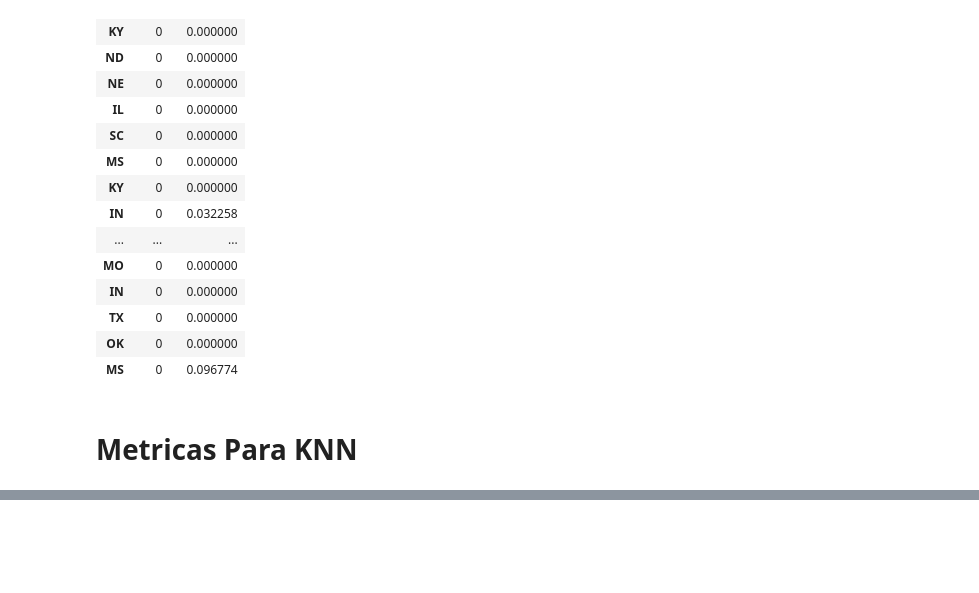
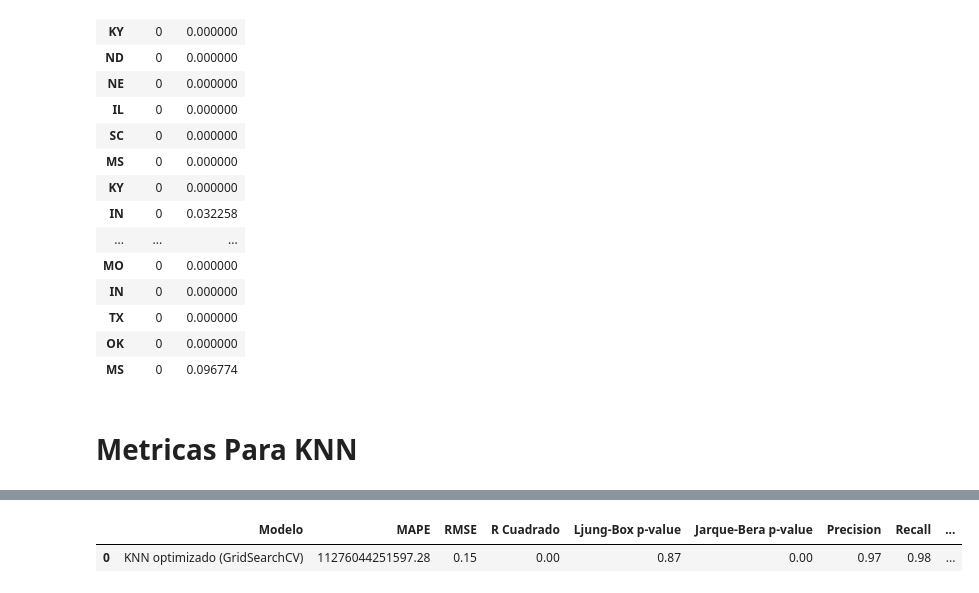
Before and after one commit to jthowinsson/Tornado_Forecast, a Jupyter notebook: docs/KNN_(k-Nearest Neighbors).ipynb, the cells around one changed output, grey strips where cells are left out. Saved outputs shown, nothing was run; the diff lists cells and outputs as text; code cells hidden in the pictures; blank space fills up the shorter version.

```diff
--- a/docs/KNN_(k-Nearest Neighbors).ipynb
+++ b/docs/KNN_(k-Nearest Neighbors).ipynb
@@ -375,6 +375,9 @@ fig.show()
 # %% [markdown]
 # Metricas Para KNN
 # %%
+# ------------------------
+# Paso 1: Importar los paquetes necesarios
+# ------------------------
 import numpy as np
 import pandas as pd
 from sklearn.neighbors import KNeighborsClassifier
@@ -385,10 +388,17 @@ from sklearn.metrics import mean_absolute_percentage_error, mean_squared_error,
 from statsmodels.stats.diagnostic import acorr_ljungbox
 from scipy.stats import jarque_bera
 from joblib import dump, load
+from time import time
 
-# Cargar los datos (asegúrate de que esta parte sea correcta para tu caso)
+# ------------------------
+# Paso 2: Cargar los datos
+# ------------------------
+# Asegúrate de que esta parte sea correcta para tu caso
 # X_train, X_test, y_train, y_test = ...
 
+# ------------------------
+# Paso 3: Definir el pipeline y el grid de hiperparámetros
+# ------------------------
 # Definir el pipeline con un escalador y el modelo KNN
 pipe_knn = Pipeline([
     ('scaler', StandardScaler()),  # Normalización de los datos
@@ -401,54 +411,69 @@ param_grid_knn = {
     'knn__weights': ['uniform', 'distance']  # Tipo de peso
 }
 
-# Realizar GridSearchCV para KNN
+# ------------------------
+# Paso 4: Entrenar el modelo KNN con GridSearchCV
+# ------------------------
+# Crear el objeto GridSearchCV
 grid_knn = GridSearchCV(pipe_knn, param_grid_knn, cv=5, n_jobs=-1, scoring='accuracy')
+
+# Medir el tiempo de entrenamiento
+start_time = time()
 grid_knn.fit(X_train, y_train)
+training_time_knn = time() - start_time
 
 # Guardar el modelo entrenado
 dump(grid_knn, 'grid_knn.joblib')
 
-# Haciendo predicciones con el mejor modelo de KNN
+# ------------------------
+# Paso 5: Hacer predicciones con el mejor modelo
+# ------------------------
 y_pred_knn = grid_knn.best_estimator_.predict(X_test)
 y_pred_proba_knn = grid_knn.best_estimator_.predict_proba(X_test)[:, 1]
 
-# Calcular las métricas originales para KNN
+# ------------------------
+# Paso 6: Calcular las métricas del modelo
+# ------------------------
+
+# Métricas originales
 mape_knn = mean_absolute_percentage_error(y_test, y_pred_knn)
 rmse_knn = np.sqrt(mean_squared_error(y_test, y_pred_knn))
 r2_knn = r2_score(y_test, y_pred_knn)
 
+# Ljung-Box p-value
+lb_p_value_knn = acorr_ljungbox(y_test - y_pred_knn, lags=[10], return_df=True)['lb_pvalue'].iloc[0]
 
-# Calcular Jarque-Bera p-value para KNN
+# Jarque-Bera p-value
 jb_p_value_knn = jarque_bera(y_test - y_pred_knn)[1]
 
-# Calcular las nuevas métricas para KNN
+# Métricas adicionales
 precision_knn = precision_score(y_test, y_pred_knn, average='weighted')
 recall_knn = recall_score(y_test, y_pred_knn, average='weighted')
 accuracy_knn = accuracy_score(y_test, y_pred_knn)
 f1_knn = f1_score(y_test, y_pred_knn, average='weighted')
 auc_knn = roc_auc_score(y_test, y_pred_proba_knn)
 
-# Resultados para KNN
-metrics_knn = {
-    "MAPE": f"{mape_knn:.2f}",
-    "RMSE": f"{rmse_knn:.2f}",
-    "R Cuadrado": f"{r2_knn:.2f}",
-    "Ljung-Box p-value": f"{lb_p_value_knn:.2f}",
-    "Jarque-Bera p-value": f"{jb_p_value_knn:.2f}",
-    "Precision": f"{precision_knn:.2f}",
-    "Recall": f"{recall_knn:.2f}",
-    "Accuracy": f"{accuracy_knn:.2f}",
-    "F1-Score": f"{f1_knn:.2f}",
-    "AUC": f"{auc_knn:.2f}"
-}
+# ------------------------
+# Paso 7: Crear DataFrame con los resultados
+# ------------------------
+resultados_knn = pd.DataFrame({
+    'Modelo': ['KNN optimizado (GridSearchCV)'],
+    'MAPE': [f"{mape_knn:.2f}"],
+    'RMSE': [f"{rmse_knn:.2f}"],
+    'R Cuadrado': [f"{r2_knn:.2f}"],
+    'Ljung-Box p-value': [f"{lb_p_value_knn:.2f}" if 'lb_p_value_knn' in locals() else None],
+    'Jarque-Bera p-value': [f"{jb_p_value_knn:.2f}"],
+    'Precision': [f"{precision_knn:.2f}"],
+    'Recall': [f"{recall_knn:.2f}"],
+    'Accuracy': [f"{accuracy_knn:.2f}"],
+    'F1-Score': [f"{f1_knn:.2f}"],
+    'AUC': [f"{auc_knn:.2f}"],
+    'CPU time (s)': [round(training_time_knn, 2)]
+})
 
-# Crear un DataFrame combinado para las métricas de KNN
-metrics_knn_df = pd.DataFrame(metrics_knn, index=["KNN"]).T
-
-# Redondear los valores a dos decimales
-metrics_knn_df = metrics_knn_df.round(2)
-
-# Mostrar la tabla combinada
-print("Métricas para KNN:")
-print(metrics_knn_df)
+# ------------------------
+# Paso 8: Mostrar los resultados
+# ------------------------
+print("Métricas para el modelo KNN:")
+display(resultados_knn)
 # %% [output]
@@ -466,0 +481,2 @@ AUC                               0.82
+|  | Modelo | MAPE | RMSE | R Cuadrado | Ljung-Box p-value | Jarque-Bera p-value | Precision | Recall | ... |
+| 0 | KNN optimizado (GridSearchCV) | 11276044251597.28 | 0.15 | 0.00 | 0.87 | 0.00 | 0.97 | 0.98 | ... |
```
Also changed, not shown: parts of 1 cell of this notebook, 1 other file.
